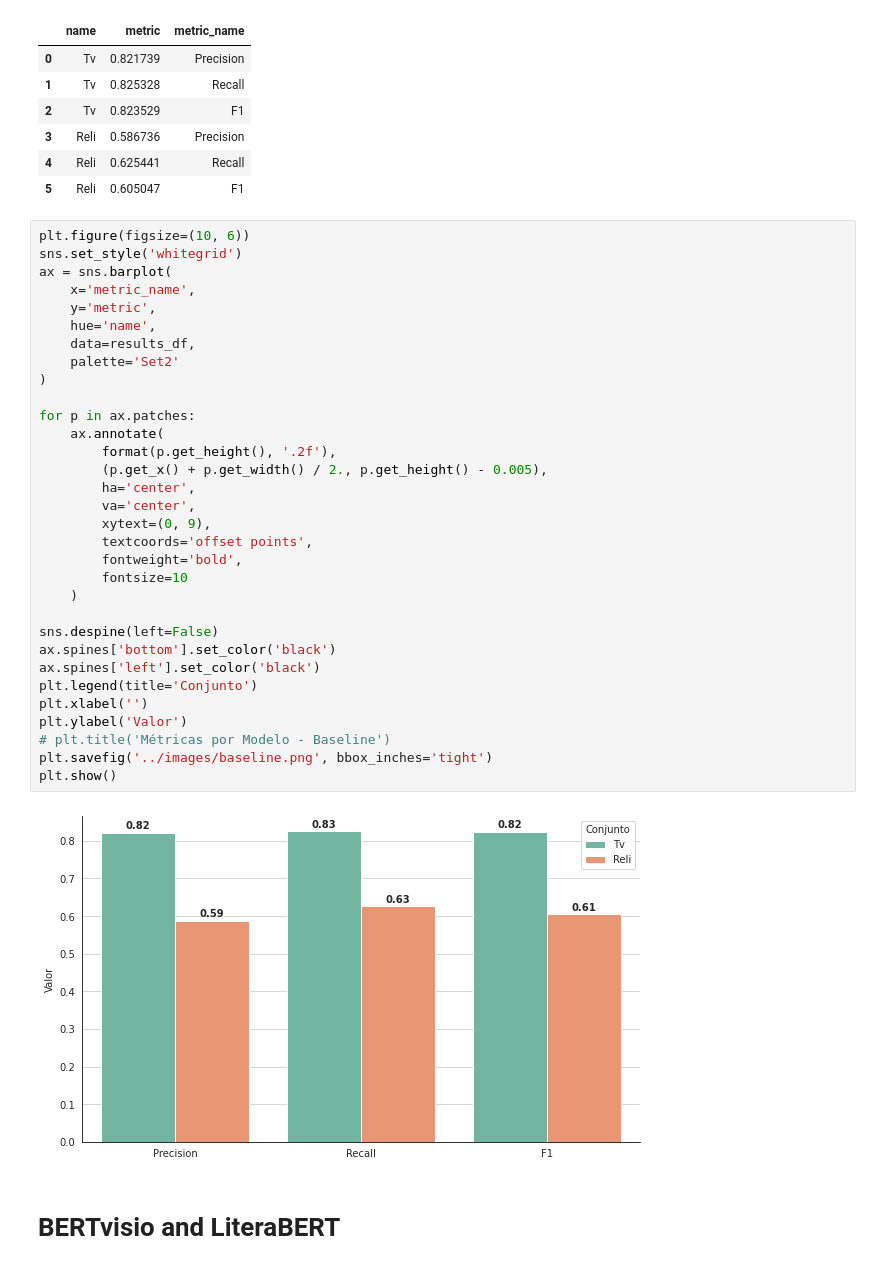
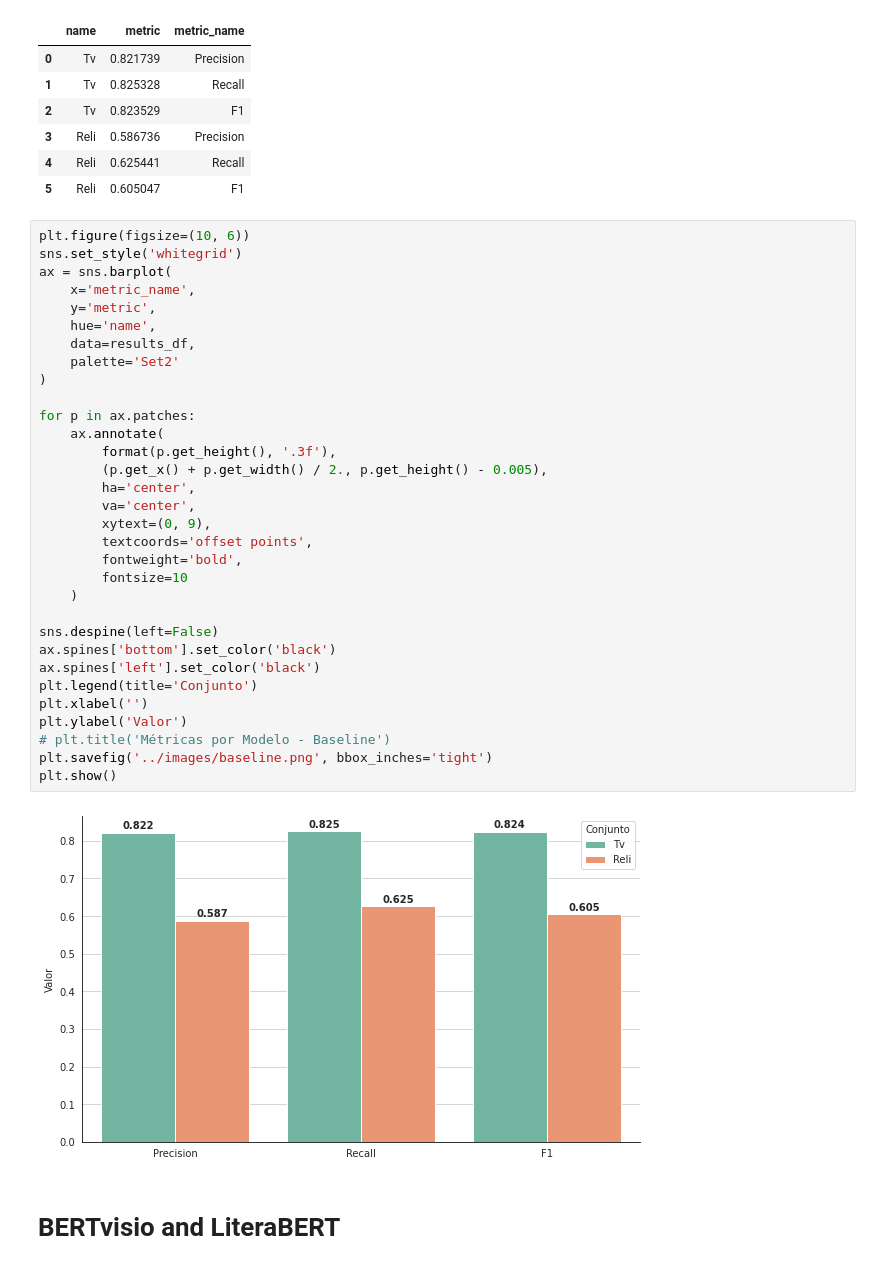
Before and after one commit to jcfneto/aspect-extraction, a Jupyter notebook: notebooks/graphics.ipynb, the cells around one changed output. Saved outputs shown, nothing was run; the diff lists cells and outputs as text.

```diff
--- a/notebooks/graphics.ipynb
+++ b/notebooks/graphics.ipynb
@@ -38,35 +38,35 @@ plt.figure(figsize=(10, 6))
 sns.set_style('whitegrid')
 ax = sns.barplot(
     x='metric_name',
     y='metric',
     hue='name',
     data=results_df,
     palette='Set2'
 )
 
 for p in ax.patches:
     ax.annotate(
-        format(p.get_height(), '.2f'),
+        format(p.get_height(), '.3f'),
         (p.get_x() + p.get_width() / 2., p.get_height() - 0.005),
         ha='center',
         va='center',
         xytext=(0, 9),
         textcoords='offset points',
         fontweight='bold',
         fontsize=10
     )
 
 sns.despine(left=False)
 ax.spines['bottom'].set_color('black')
 ax.spines['left'].set_color('black')
 plt.legend(title='Conjunto')
 plt.xlabel('')
 plt.ylabel('Valor')
 # plt.title('Métricas por Modelo - Baseline')
 plt.savefig('../images/baseline.png', bbox_inches='tight')
 plt.show()
 # %% [output]
-[figure, old version]
+[figure, new version]
 # %% [markdown]
 # BERTvisio and LiteraBERT
 # %%
```
Also changed, not shown: parts of 9 cells of this notebook, 7 other files.
